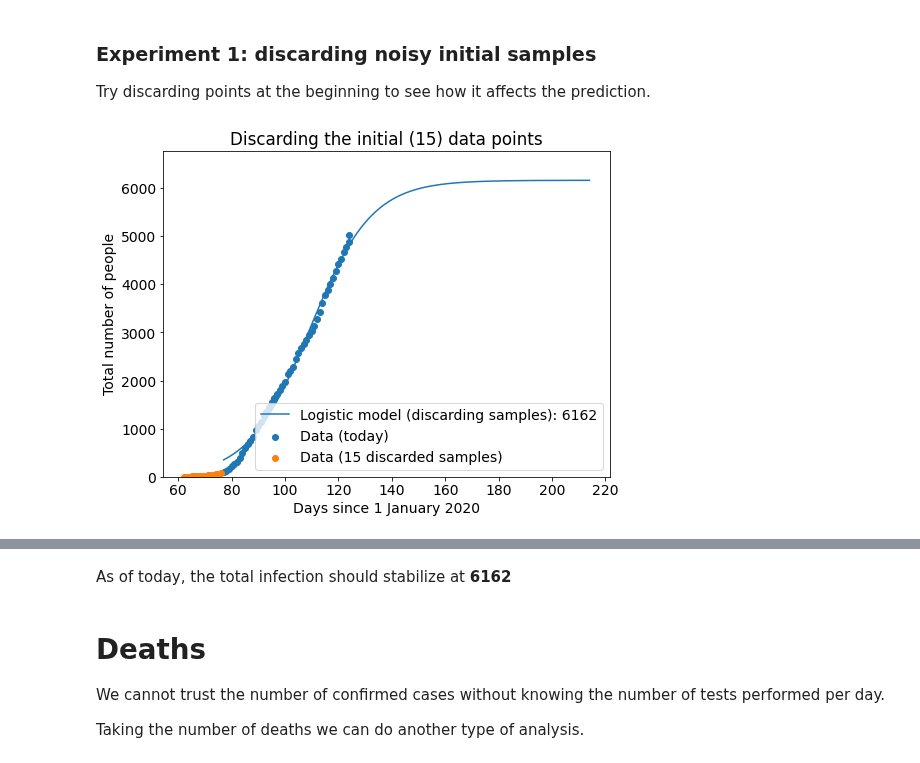
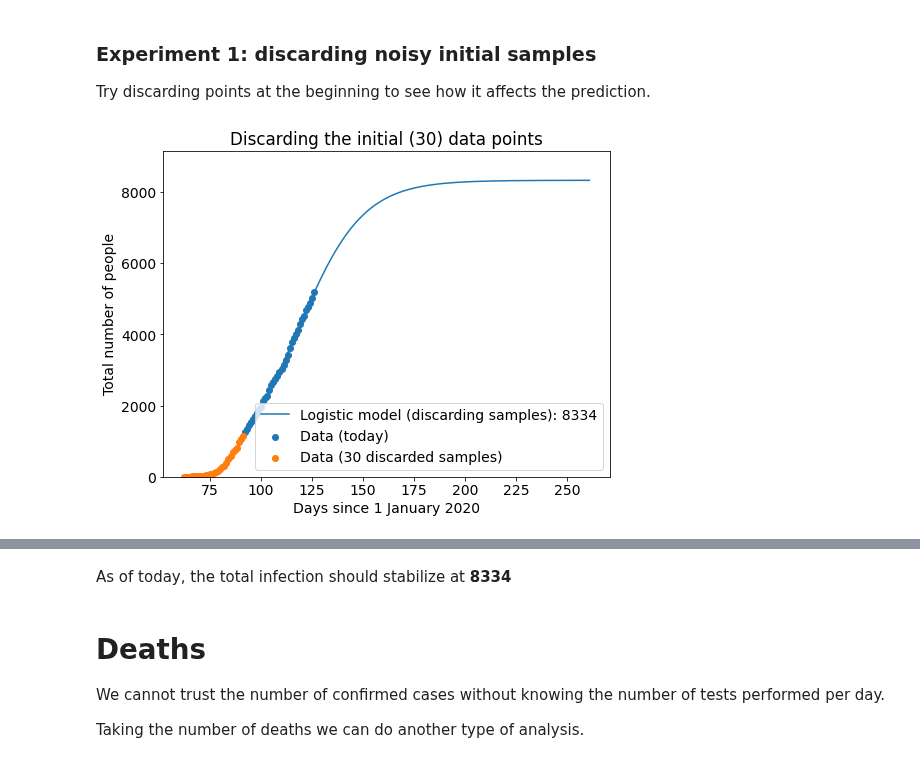
Before and after one commit to thedarsideofit/covid19-ar, a Jupyter notebook: COVID19_AR.ipynb, the cells around one changed output, grey strips where cells are left out. Cells and saved outputs as stored; diff of their text form; code cells hidden in the pictures.

Commit message:
updated with 2020-05-07 morning data and updated the amount of the days to discard

```diff
--- a/COVID19_AR.ipynb
+++ b/COVID19_AR.ipynb
@@ -241,17 +241,17 @@ label_and_show_plot(plt, "How does the chart change with new information (the ca
 Try discarding points at the beginning to see how it affects the prediction.
 # %%
 #@title Try it yourself { run: "auto", vertical-output: true, form-width: "620px", display-mode: "form" }
-points_to_discard = 15 #@param {type:"slider", min:0, max:15, step:1}
+points_to_discard = 30 #@param {type:"slider", min:0, max:30, step:1}
 
 # Plot: discard initial data points
 plt.figure(figsize=(8, 6))
 pts = points_to_discard
 add_real_data(df[pts:], "today")
 add_real_data(df[:pts], str(pts) + " discarded samples")
 y_max = add_logistic_curve(df[pts:], "discarding samples")
 label_and_show_plot(plt, "Discarding the initial (" + str(pts) + ") data points", y_max)
 pred = print_prediction(df[pts:], "Today Discarding the initial (" + str(pts) + ") data points")
 print()
 html_print("As of today, the total infection should stabilize at <b>" + str(int(round(pred))) + "</b>")
 # %% [output]
-[figure, old version]
+[figure, new version]
@@ -259,4 +259,4 @@ Today Discarding the initial (15) data points's prediction: maximum cases : 6162
-As of today, the total infection should stabilize at 6162
+As of today, the total infection should stabilize at 8334
 # %% [markdown]
 # Deaths
 We cannot trust the number of confirmed cases without knowing the number of tests performed per day.
```
Also changed, not shown: parts of 10 cells of this notebook.
